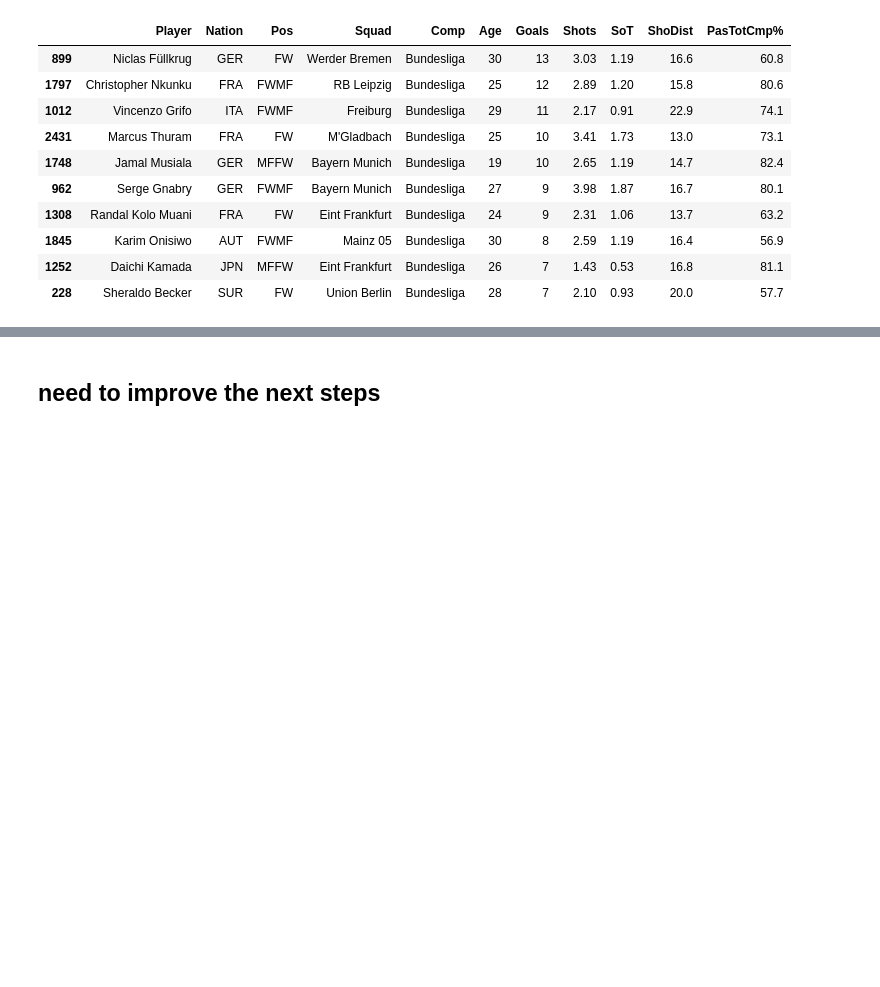
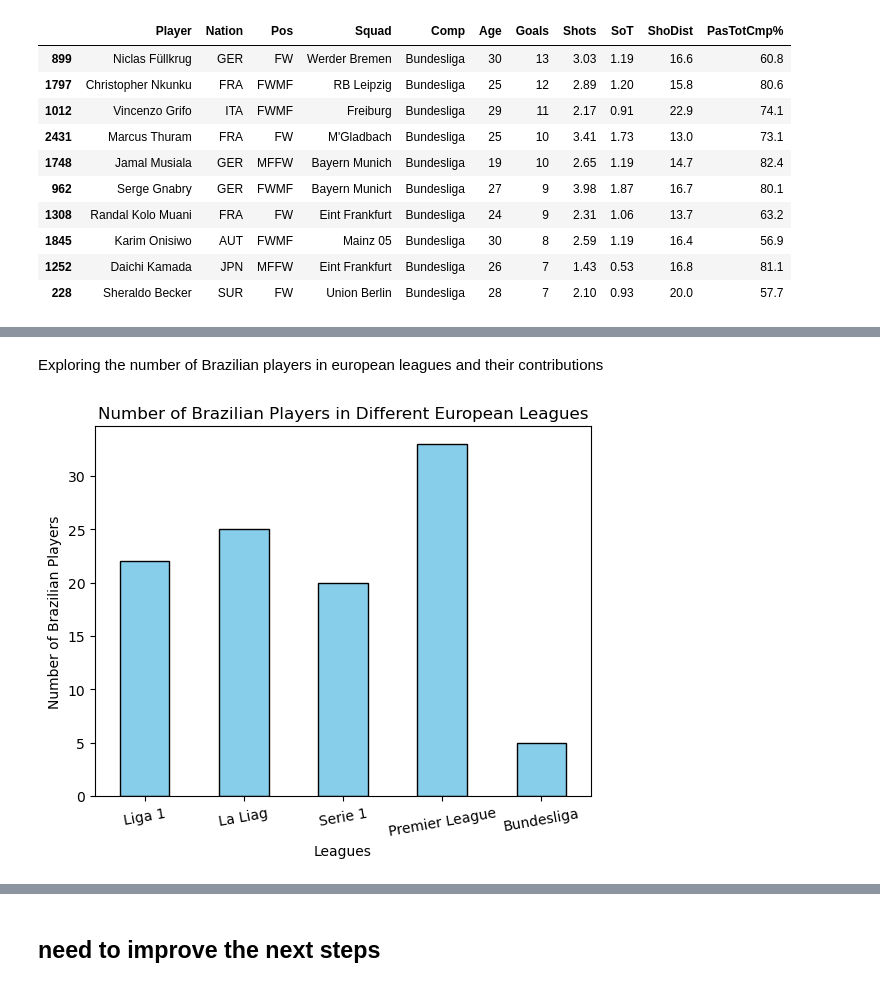
Before and after one commit to tiagoru/Football_Player_Stats, a Jupyter notebook: footbal_analysis.ipynb, the cells around one changed output, grey strips where cells are left out. Saved outputs shown, nothing was run; the diff lists cells and outputs as text; code cells hidden in the pictures; blank space fills up the shorter version.

```diff
--- a/footbal_analysis.ipynb
+++ b/footbal_analysis.ipynb
@@ -209,0 +215,27 @@ plt.show()
+# %% [markdown]
+Exploring the number of Brazilian players in european leagues and their contributions
+# %%
+# brazilian players per league
+
+BR_players_L1 = top_scores_L1[top_scores_L1['Nation']== 'BRA']
+BR_players_LA = top_scores_LA[top_scores_LA['Nation']== 'BRA']
+BR_players_SE = top_scores_SE[top_scores_SE['Nation']== 'BRA']
+BR_players_PL = top_scores_PL[top_scores_PL['Nation']== 'BRA']
+BR_players_BU = top_scores_BU[top_scores_BU['Nation']== 'BRA']
+
+BRA_data = [BR_players_L1, BR_players_LA, BR_players_SE, BR_players_PL,BR_players_BU]
+BRA__names = ['Liga 1','La Liag','Serie 1', 'Premier League', 'Bundesliga']
+combined_dataset = pd.concat(BRA_data, keys=BRA__names, names=['BRA_data'])
+# %%
+brazilian_players_count = pd.Series([len(BRA_data ) for BRA_data  in BRA_data ], index=BRA__names, name='Number of Brazilian Players')
+
+# Plotting the bar chart
+brazilian_players_count.plot(kind='bar', rot=10, color='skyblue', edgecolor='black')
+
+plt.xlabel('Leagues')
+plt.ylabel('Number of Brazilian Players')
+plt.title('Number of Brazilian Players in Different European Leagues')
+
+plt.show()
+# %% [output]
+[figure, added]
```
Also changed, not shown: parts of 3 cells of this notebook.
